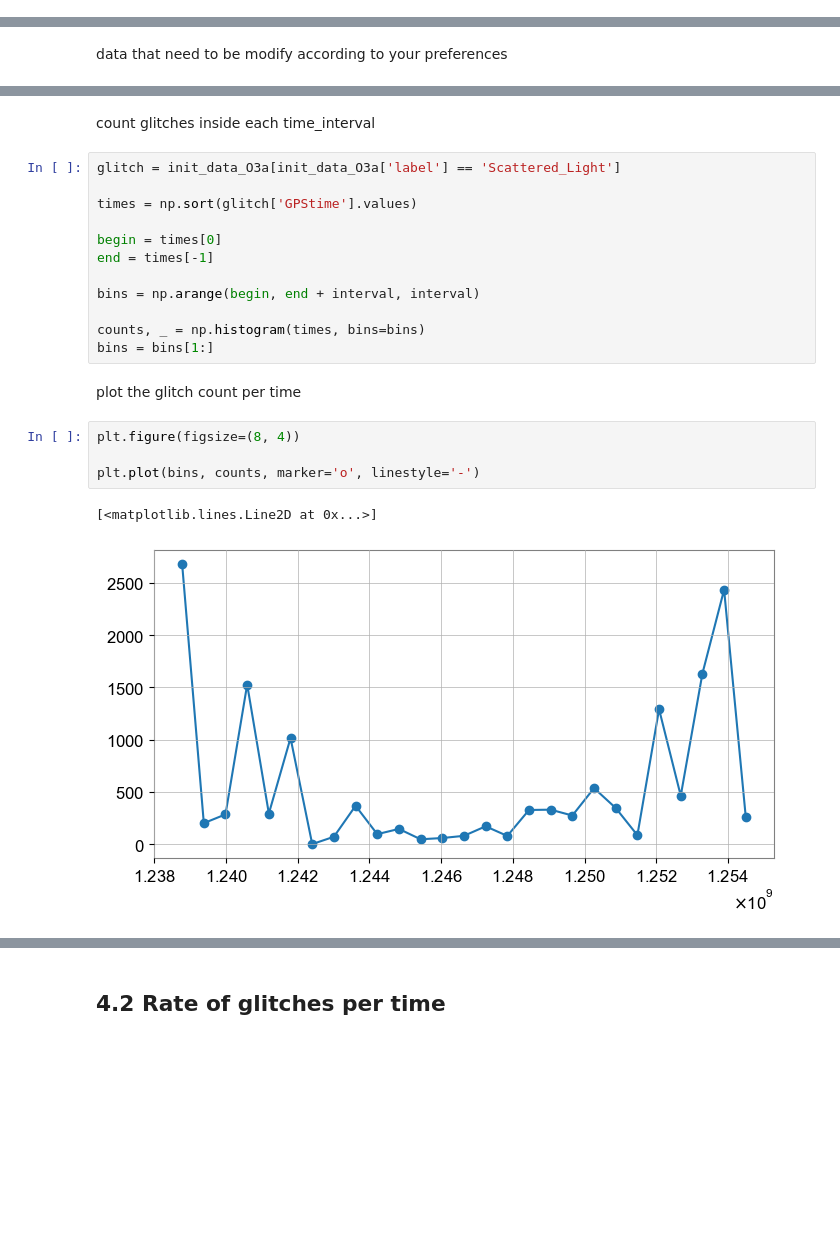
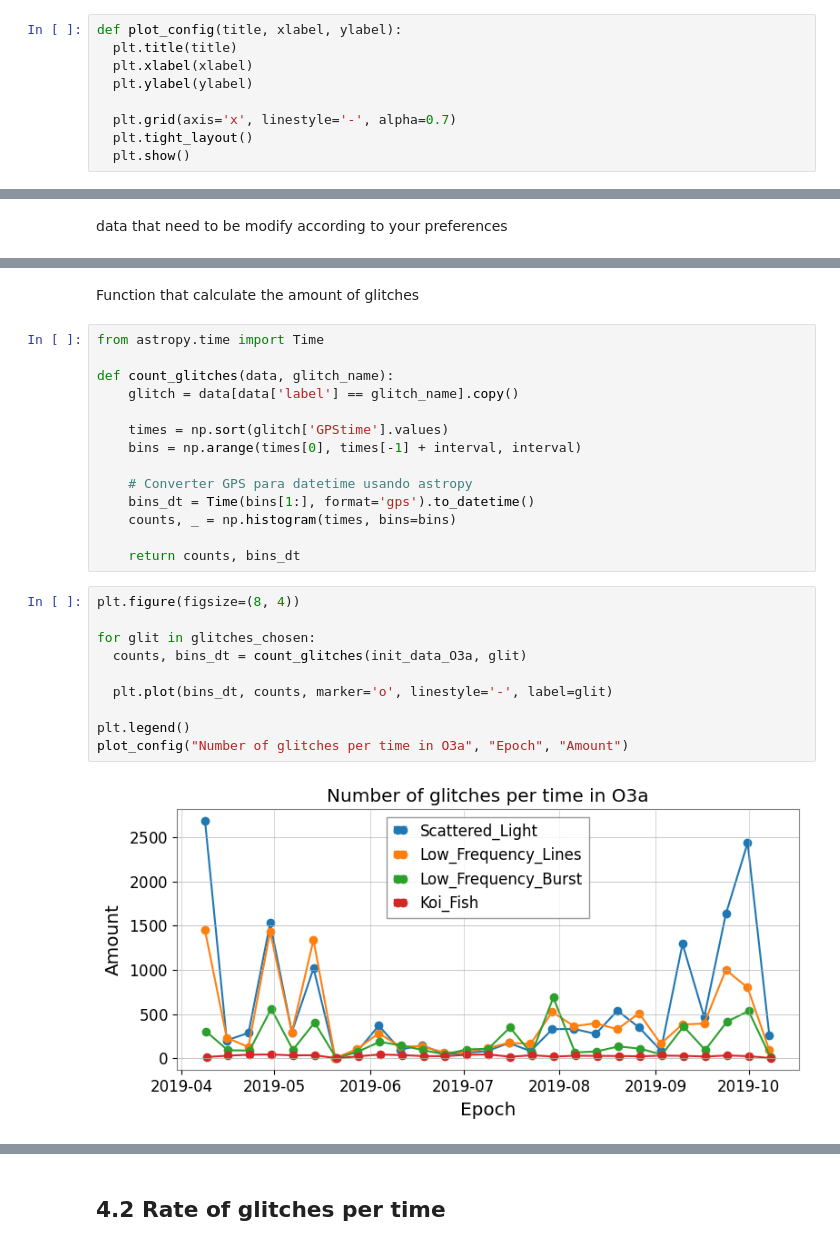
Before and after one commit to physerikc/gravitational-waves, a Jupyter notebook: glitch_statistic_O3run.ipynb, the cells around one changed output, grey strips where cells are left out. Cells and saved outputs as stored; diff of their text form; blank space fills up the shorter version.

```diff
--- a/glitch_statistic_O3run.ipynb
+++ b/glitch_statistic_O3run.ipynb
@@ -96,2 +97,11 @@ Name: label, dtype: int64
+# %%
+def plot_config(title, xlabel, ylabel):
+  plt.title(title)
+  plt.xlabel(xlabel)
+  plt.ylabel(ylabel)
+
+  plt.grid(axis='x', linestyle='-', alpha=0.7)
+  plt.tight_layout()
+  plt.show()
 # %%
 plt.figure(figsize=(10, 5))
@@ -164,23 +156,28 @@ interval
-# %% [markdown]
-count glitches inside each time_interval
-# %%
-glitch = init_data_O3a[init_data_O3a['label'] == 'Scattered_Light']
-
-times = np.sort(glitch['GPStime'].values)
-
-begin = times[0]
-end = times[-1]
-
-bins = np.arange(begin, end + interval, interval)
-
-counts, _ = np.histogram(times, bins=bins)
-bins = bins[1:]
-# %% [markdown]
-plot the glitch count per time
+# %% [markdown]
+Function that calculate the amount of glitches
+# %%
+from astropy.time import Time
+
+def count_glitches(data, glitch_name):
+    glitch = data[data['label'] == glitch_name].copy()
+
+    times = np.sort(glitch['GPStime'].values)
+    bins = np.arange(times[0], times[-1] + interval, interval)
+
+    # Converter GPS para datetime usando astropy
+    bins_dt = Time(bins[1:], format='gps').to_datetime()
+    counts, _ = np.histogram(times, bins=bins)
+
+    return counts, bins_dt
 # %%
 plt.figure(figsize=(8, 4))
 
-plt.plot(bins, counts, marker='o', linestyle='-')
+for glit in glitches_chosen:
+  counts, bins_dt = count_glitches(init_data_O3a, glit)
+
+  plt.plot(bins_dt, counts, marker='o', linestyle='-', label=glit)
+
+plt.legend()
+plot_config("Number of glitches per time in O3a", "Epoch", "Amount")
 # %% [output]
-[<matplotlib.lines.Line2D at 0x...>]
-[figure, old version]
+[figure, new version]
```
Also changed, not shown: parts of 38 cells of this notebook.
